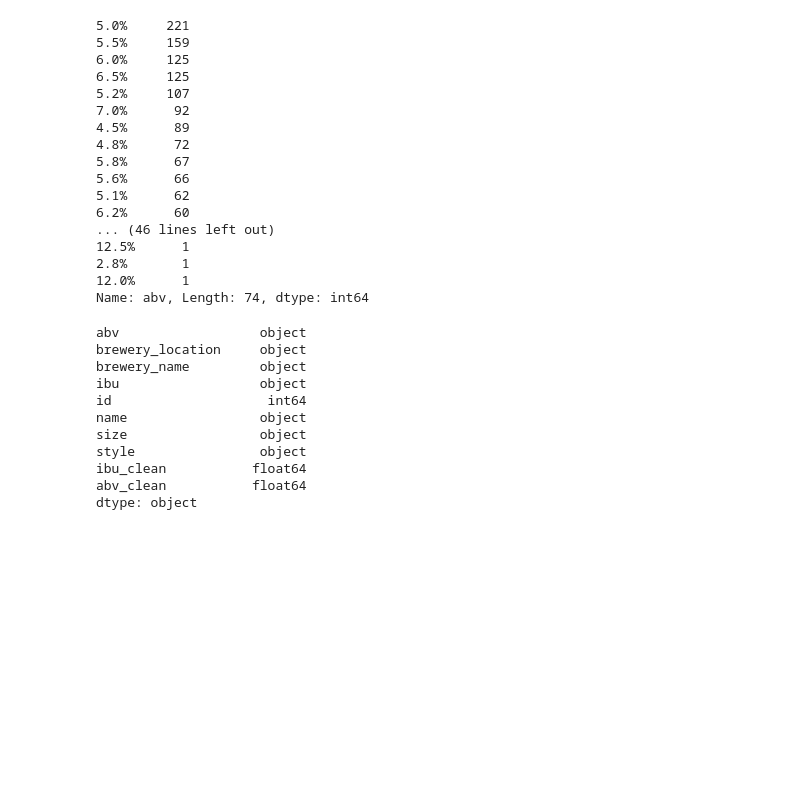
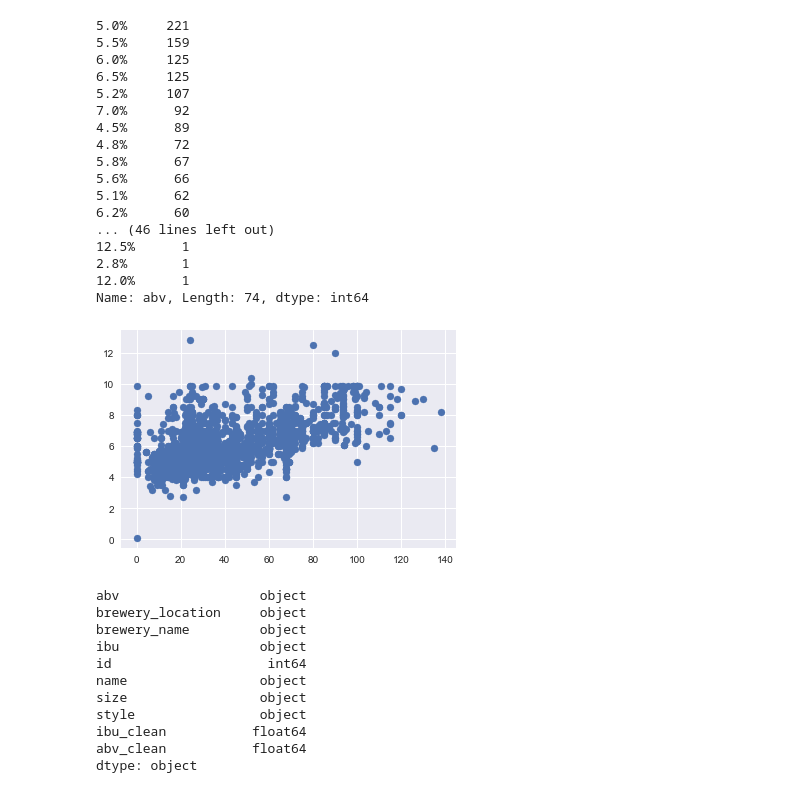
Before and after one commit to clbaechtold/ds5k_homework, a Jupyter notebook: final_project/eda.ipynb, the cells around one changed output. Drawn from its saved outputs; the diff is of its cells as text; code cells hidden in the pictures; blank space fills up the shorter version.

Commit message:
included basic scatterplot

```diff
--- a/final_project/eda.ipynb
+++ b/final_project/eda.ipynb
@@ -110,6 +113,10 @@ craft_cans = craft_cans[(craft_cans.abv != '???')].copy()
 # %%
 abv_float = [float(x.replace('%','')) for x in craft_cans.abv]
 craft_cans['abv_clean'] = abv_float
+# %%
+plt.scatter(x=craft_cans.ibu_clean, y=craft_cans.abv_clean);
+# %% [output]
+[figure, added]
 # %%
 craft_cans.dtypes
 # %% [output]
```
Also changed, not shown: parts of 1 cell of this notebook.
